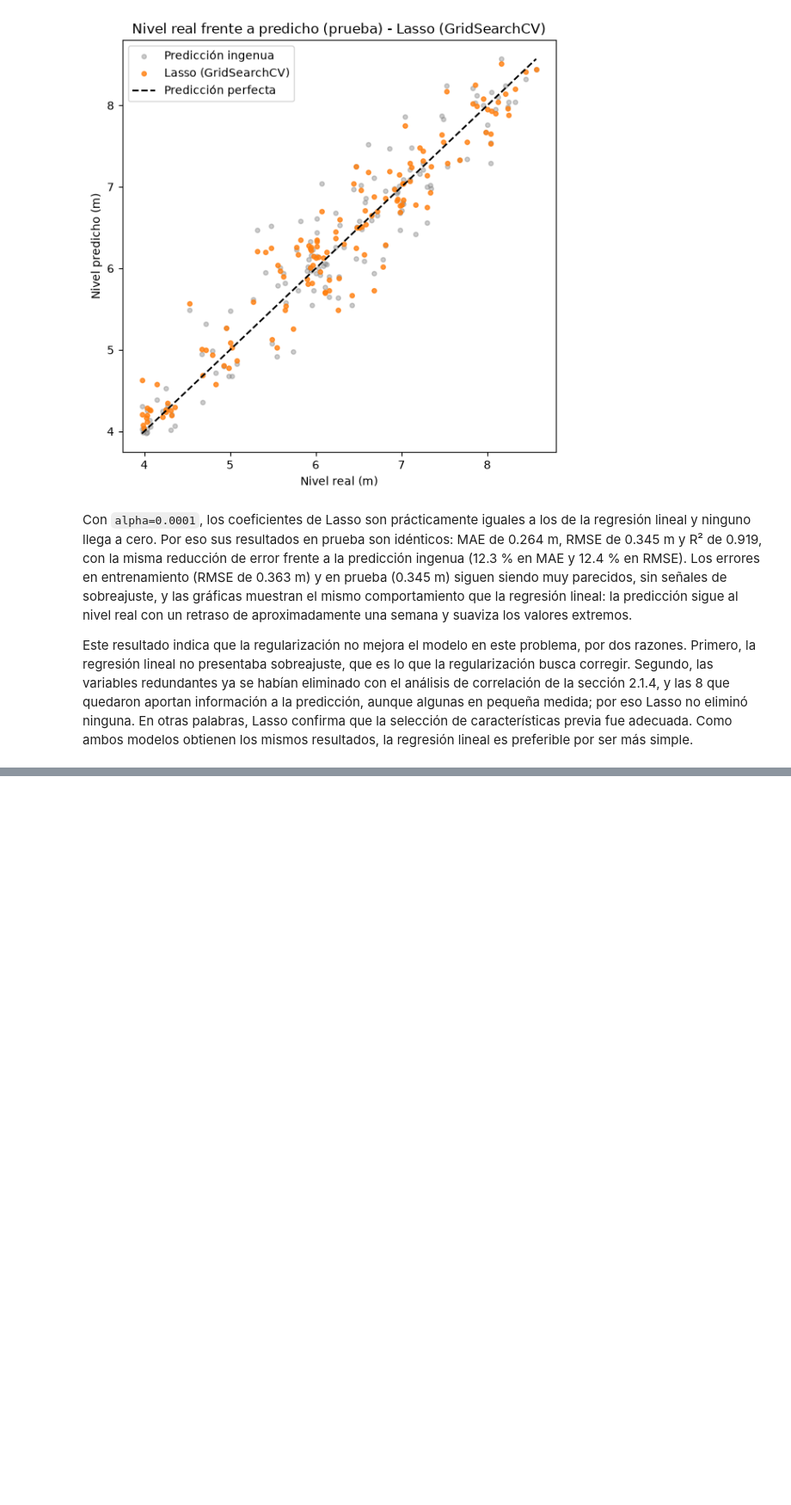
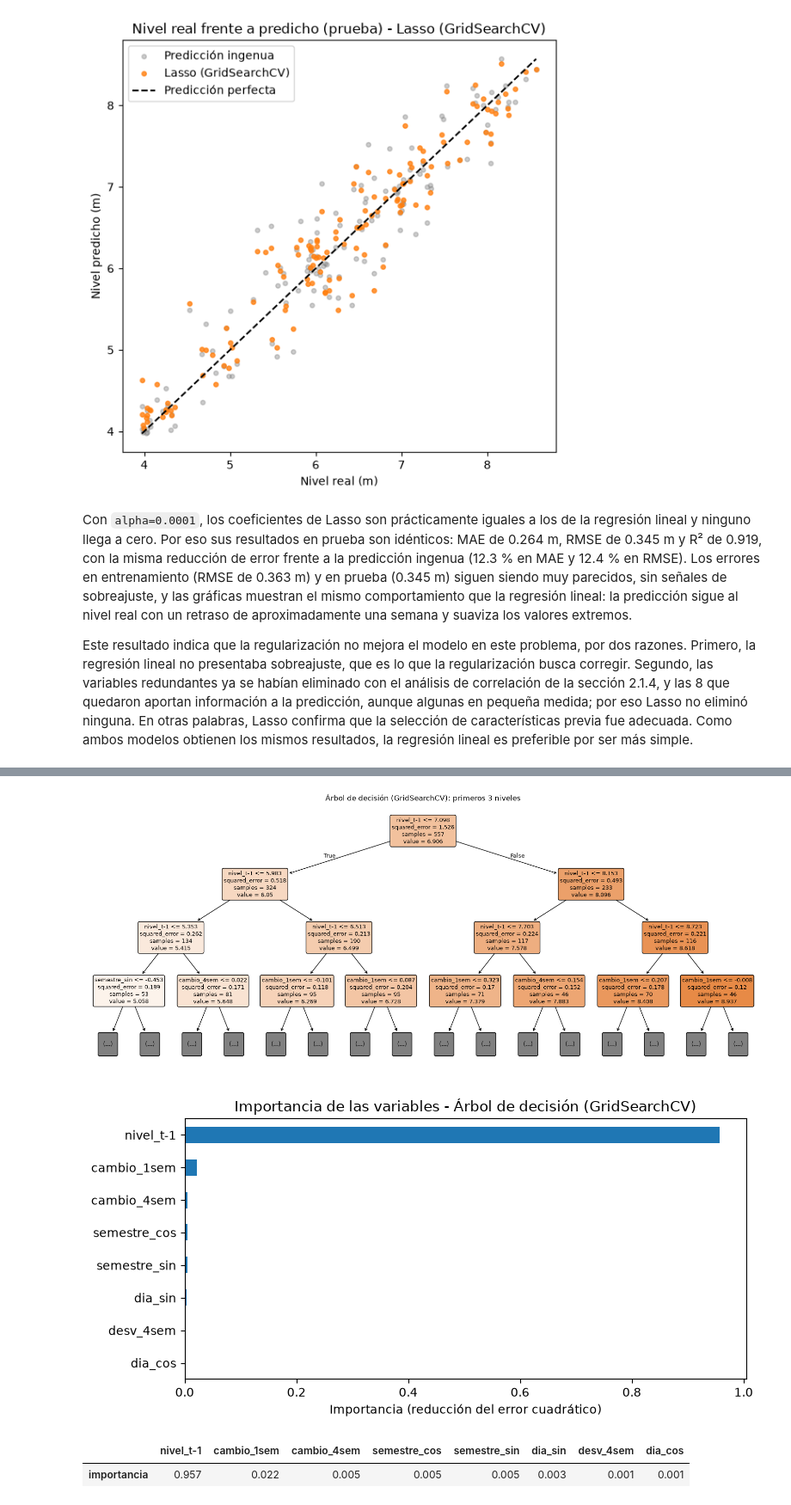
Before and after one commit to AlfonsoMSDL/Proyecto-Aprendizaje-Supervizado-IA, a Jupyter notebook: PromedioNivelMax.ipynb, the cells around one changed output, grey strips where cells are left out. Shown at 86% size. Cells and saved outputs as stored; diff of their text form; code cells hidden in the pictures; blank space fills up the shorter version.

```diff
--- a/PromedioNivelMax.ipynb
+++ b/PromedioNivelMax.ipynb
@@ -1721,0 +1839,23 @@ Este resultado indica que la regularización no mejora el modelo en este problem
+# %%
+modelo_arbol_grid = grid_arbol.best_estimator_
+pred_arbol_grid_train = modelo_arbol_grid.predict(X_train)
+pred_arbol_grid = modelo_arbol_grid.predict(X_test)
+
+metricas_arbol_grid_train = evaluar_modelo(y_train, pred_arbol_grid_train)
+metricas_arbol_grid = evaluar_modelo(y_test, pred_arbol_grid)
+
+print("Profundidad:", modelo_arbol_grid.get_depth())
+print("Número de hojas:", modelo_arbol_grid.get_n_leaves())
+
+display(pd.DataFrame({
+    "Ingenua - Prueba": metricas_ingenua,
+    "Lineal - Prueba": metricas_lineal,
+    "Árbol base - Prueba": metricas_arbol,
+    "Árbol GridSearchCV - Entrenamiento": metricas_arbol_grid_train,
+    "Árbol GridSearchCV - Prueba": metricas_arbol_grid,
+}).round(3))
+
+# Comprobación de la limitación del árbol para predecir fuera del rango del entrenamiento
+print(f"Nivel mínimo en entrenamiento: {y_train.min():.2f} m")
+print(f"Predicción mínima del árbol en prueba: {pred_arbol_grid.min():.2f} m")
+print(f"Semanas de prueba con nivel real menor al mínimo del entrenamiento: {(y_test < y_train.min()).sum()}")
@@ -1721,0 +1876,21 @@ Este resultado indica que la regularización no mejora el modelo en este problem
+# %%
+# Primeros niveles del árbol (los más importantes) y la importancia de cada variable
+plt.figure(figsize=(20, 8))
+plot_tree(modelo_arbol_grid, feature_names=X_train.columns, max_depth=3,
+          filled=True, rounded=True, fontsize=9)
+plt.title("Árbol de decisión (GridSearchCV): primeros 3 niveles")
+plt.show()
+
+importancia_arbol = pd.Series(modelo_arbol_grid.feature_importances_, index=X_train.columns).sort_values()
+fig, ax = plt.subplots(figsize=(8, 4))
+importancia_arbol.plot(kind="barh", ax=ax, color="#1f77b4")
+ax.set_title("Importancia de las variables - Árbol de decisión (GridSearchCV)")
+ax.set_xlabel("Importancia (reducción del error cuadrático)")
+plt.tight_layout()
+plt.show()
+display(importancia_arbol.sort_values(ascending=False).round(3).to_frame("importancia").T)
+# %% [output]
+[figure, added]
+[figure, added]
+|  | nivel_t-1 | cambio_1sem | cambio_4sem | semestre_cos | semestre_sin | dia_sin | desv_4sem | dia_cos |
+| importancia | 0.957 | 0.022 | 0.005 | 0.005 | 0.005 | 0.003 | 0.001 | 0.001 |
```
Also changed, not shown: parts of 9 cells of this notebook.
